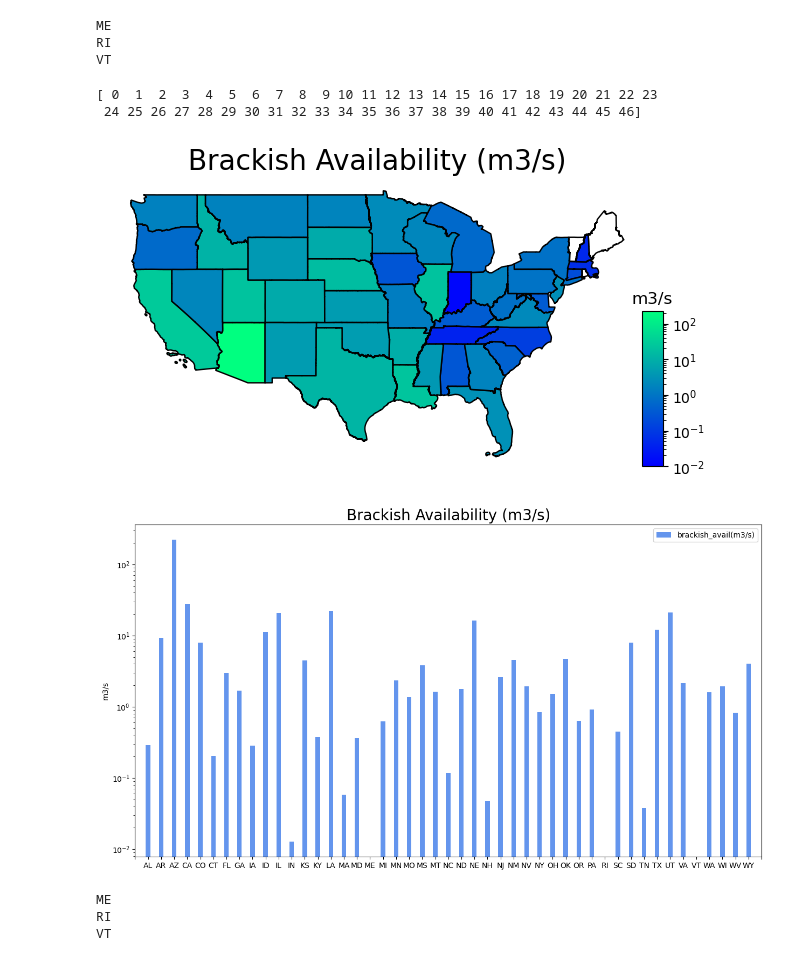
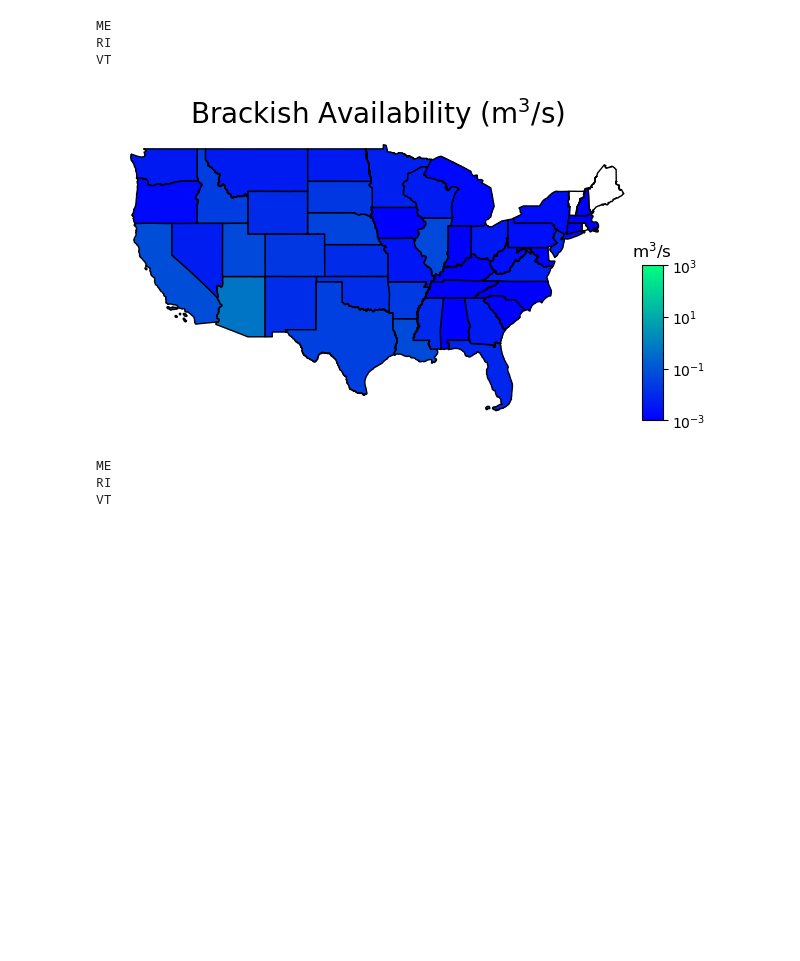
Before and after one commit to MuktaHardikar/WaterTAP3, a Jupyter notebook: watertap3/watertap3/brackish_results_summary.ipynb, the cells around one changed output. Saved outputs shown, nothing was run; the diff lists cells and outputs as text; code cells hidden in the pictures; blank space fills up the shorter version.

```diff
--- a/watertap3/watertap3/brackish_results_summary.ipynb
+++ b/watertap3/watertap3/brackish_results_summary.ipynb
@@ -23,16 +23,17 @@ state_codes = ['AL','AZ','AR','CA','CO','CT','FL','GA','ID','IL','IN',
 # %%
 # Function to plot contiguous states and demand/availability
 
-def plot_map(df, title, ydata = 'demand',scale = 'norm', units='m3/s'):
+def plot_map(df, title, ydata = 'demand',scale = 'norm', units='m$^{3}$/s'):
     geodf = gp.GeoDataFrame(df,crs="EPSG:4326", geometry=df['geometry'])
 
     # Creating scale for colorbar
 
     vmin,vmax = geodf[ydata].min(), geodf[ydata].max()
 
-    if scale == 'log' and vmin == 0:
-        vmin = 1e-2
+    if scale == 'log' or vmin == 0:
+        vmin = 1e-3
 
+    vmax = 1000
     colormap = 'winter'
     # add color scale
     if scale == 'log':
@@ -54,7 +55,7 @@ def plot_map(df, title, ydata = 'demand',scale = 'norm', units='m3/s'):
     cbax.set_title(units)
 
     geodf.plot(ax = ax , column = geodf[ydata], edgecolor='black',cmap=colormap, norm = norm)
-    fig.colorbar(sm, cax=cbax)
+    cb = fig.colorbar(sm, cax=cbax,ticks = [0.001,0.1,10,1000])
     # sm.set_clim(-100,100)
 # %%
 # Function to make bar plot of states and demand/availability
@@ -95,37 +96,34 @@ def plot_bar(df, title, ydata = 'demand', ydata2=None, ydata3 = None, scale = 'n
 # %%
 # Brackish availability map and fresh water demand across the states
 cols = ['state_alpha','brackish_avail(m3/s)', 'geometry' ]
 bw_state_df = pd.DataFrame(columns=cols)
 
 state_alpha_list = []
 brackish_avail_list = []
 geometry_list = []
 
 for state_alpha in state_codes:
     state = bw_df[bw_df['state_alpha']==state_alpha].copy()
     if len(state)==0:
         print(state_alpha)
     # print(state['well_yield'].sum())
     state_alpha_list.append(state_alpha)
     brackish_avail_list.append(state['well_yield'].sum())
     geometry_list.append(us_states[us_states['STUSPS']==state_alpha]['geometry'].values[0])
 
 
 bw_state_df['state_alpha'] = state_alpha_list
 bw_state_df['brackish_avail(m3/s)'] = brackish_avail_list
 bw_state_df['geometry' ] = geometry_list
 bw_state_df = bw_state_df.sort_values('state_alpha')
 
-plot_map(bw_state_df, "Brackish Availability (m3/s)", ydata = 'brackish_avail(m3/s)', scale = 'log')
-plot_bar(bw_state_df, "Brackish Availability (m3/s)", ydata = 'brackish_avail(m3/s)', scale = 'log')
+plot_map(bw_state_df, "Brackish Availability (m$^{3}$/s)", ydata = 'brackish_avail(m3/s)', scale = 'log')
+# plot_bar(bw_state_df, "Brackish Availability (m3/s)", ydata = 'brackish_avail(m3/s)', scale = 'log')
 # %% [output]
 ME
 RI
 VT
-[ 0  1  2  3  4  5  6  7  8  9 10 11 12 13 14 15 16 17 18 19 20 21 22 23
- 24 25 26 27 28 29 30 31 32 33 34 35 36 37 38 39 40 41 42 43 44 45 46]
-[figure, old version]
+[figure, new version]
-[figure, removed]
 # %%
 # Calculate average LCOW in each state without clustering
 
```
Also changed, not shown: parts of 10 cells of this notebook, 1 other file.
